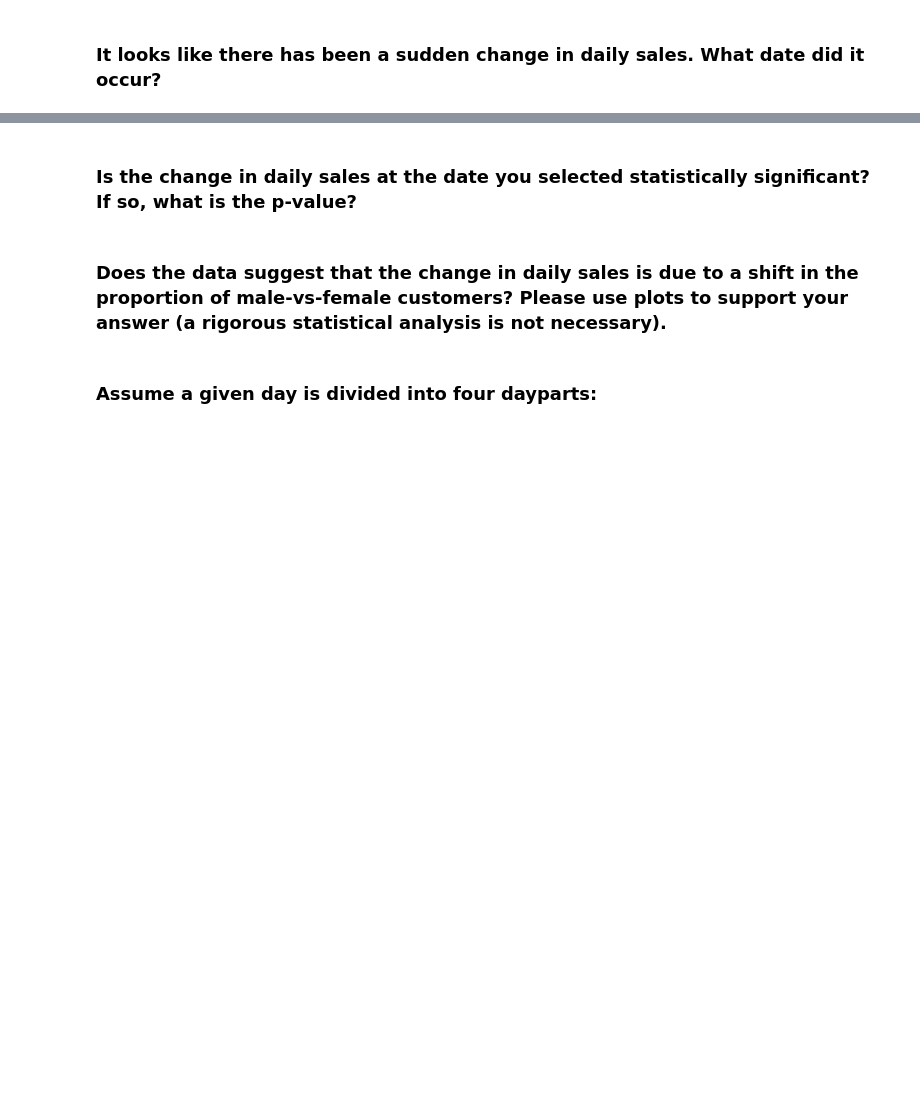
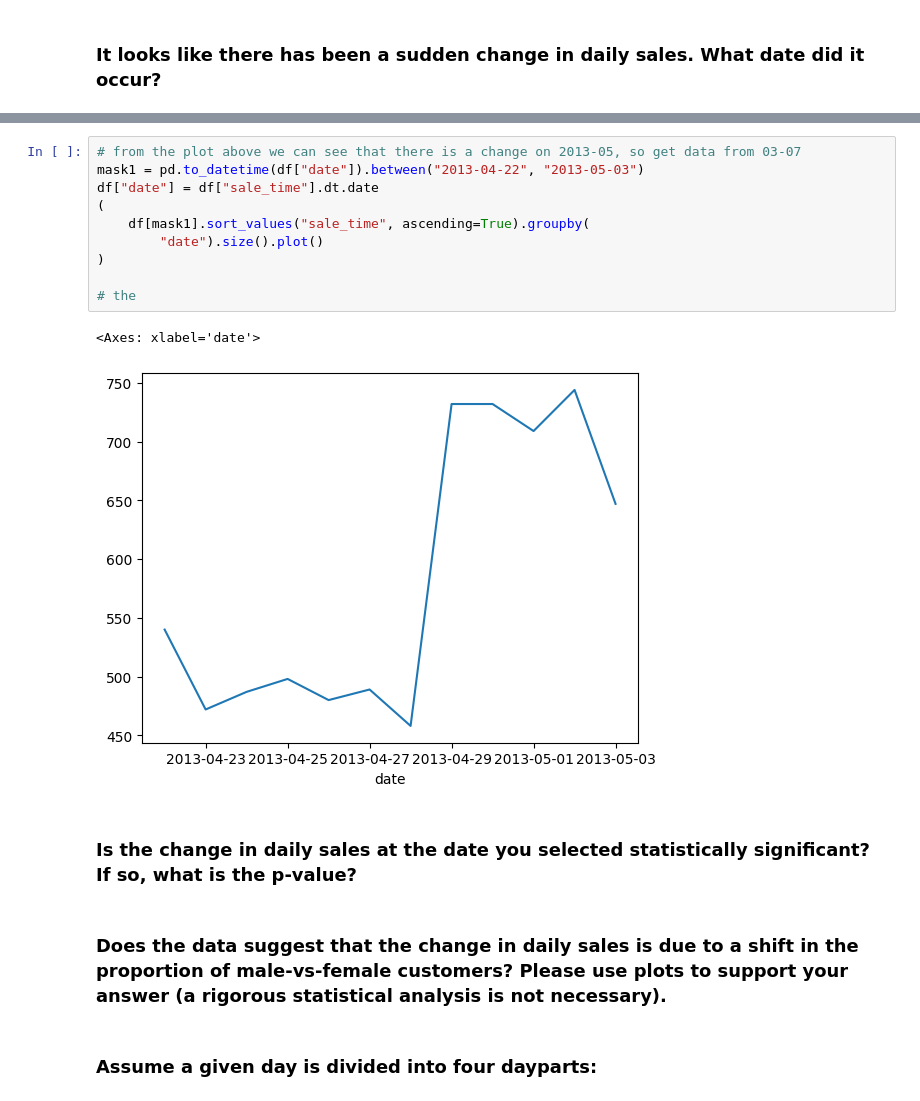
Before and after one commit to Friend09/strata_sales-data-analysis, a Jupyter notebook: practise_notebook.ipynb, the cells around one changed output, grey strips where cells are left out. Saved outputs shown, nothing was run; the diff lists cells and outputs as text; blank space fills up the shorter version.

```diff
--- a/practise_notebook.ipynb
+++ b/practise_notebook.ipynb
@@ -117,3 +138,16 @@ df[["week", "date"]]
+# %%
+# from the plot above we can see that there is a change on 2013-05, so get data from 03-07
+mask1 = pd.to_datetime(df["date"]).between("2013-04-22", "2013-05-03")
+df["date"] = df["sale_time"].dt.date
+(
+    df[mask1].sort_values("sale_time", ascending=True).groupby(
+        "date").size().plot()
+)
+
+# the
+# %% [output]
+<Axes: xlabel='date'>
+[figure, added]
 # %% [markdown]
 ### Is the change in daily sales at the date you selected statistically significant? If so, what is the p-value?
 # %% [markdown]
```
Also changed, not shown: parts of 5 cells of this notebook, 1 other file.
